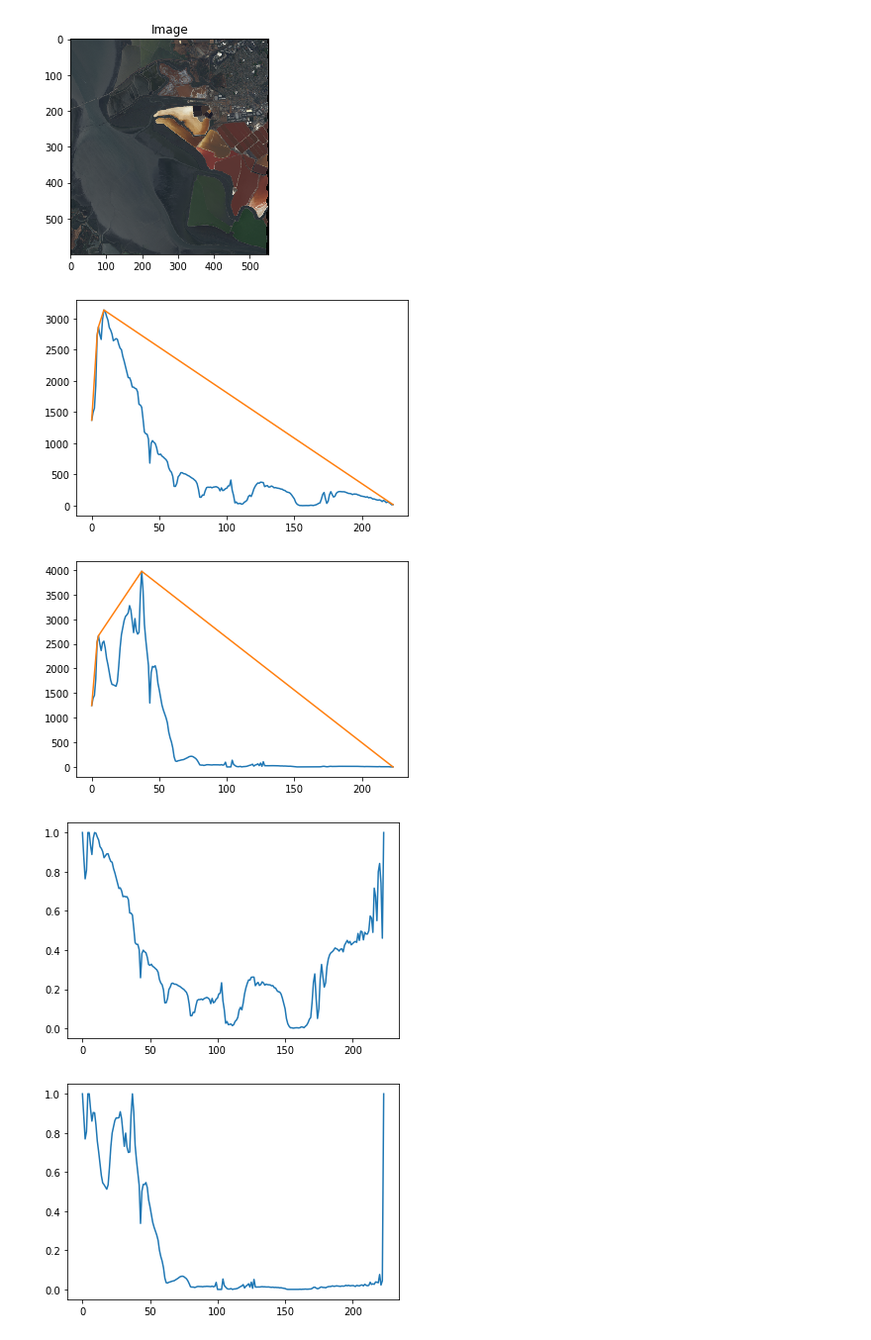
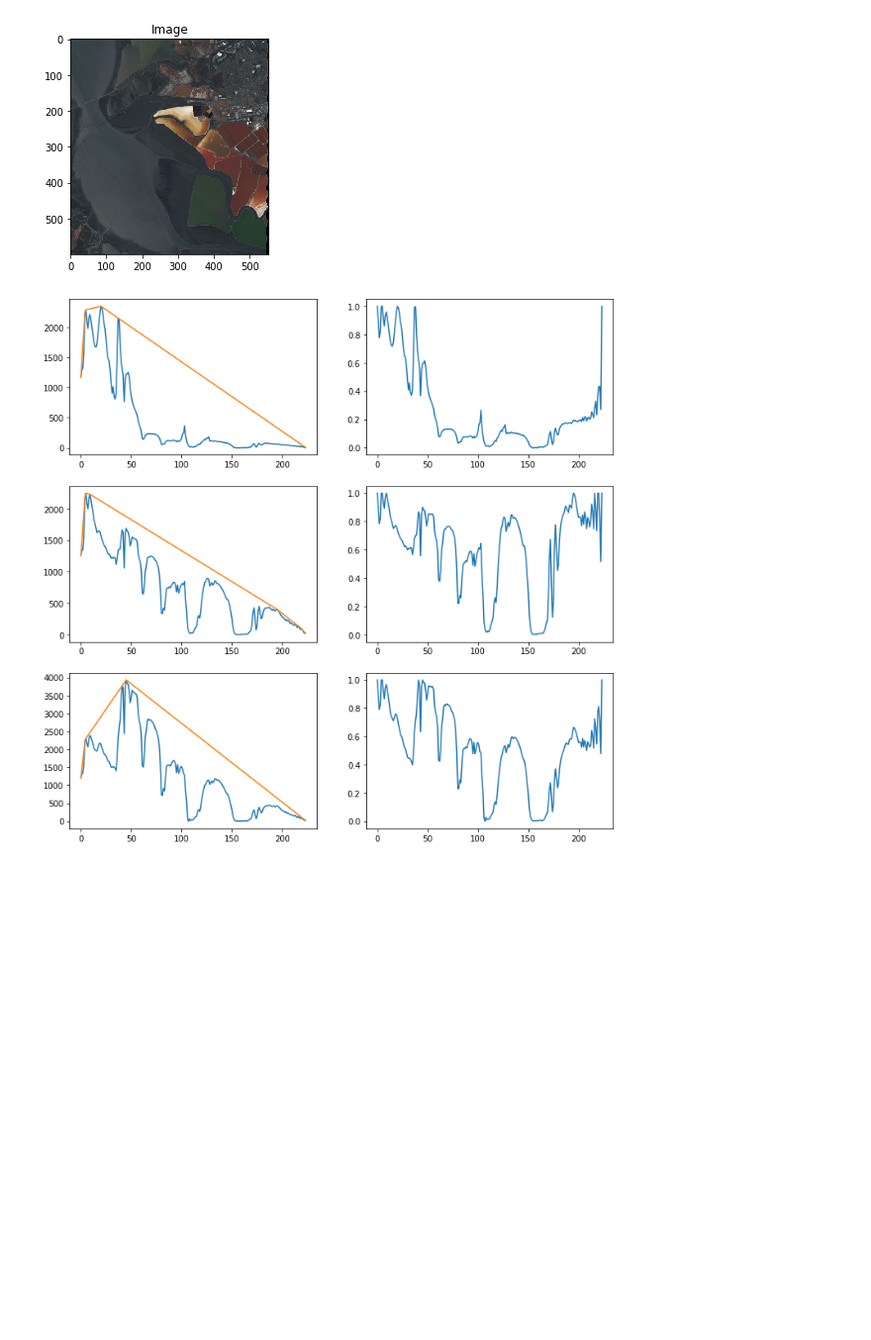
Before and after one commit to kormang/hyperspectralplayground, a Jupyter notebook: hyperspectral.ipynb, the cells around one changed output. Shown at 99% size. Saved outputs shown, nothing was run; the diff lists cells and outputs as text; code cells hidden in the pictures; blank space fills up the shorter version.

Commit message:
Prettier continuum graphs

```diff
--- a/hyperspectral.ipynb
+++ b/hyperspectral.ipynb
@@ -60,34 +60,24 @@ counts_per_clusters = cluster_histogram(centers, class_map)
 # %%
 show_histogram(counts_per_clusters, 'Number of signatures per cluster')
 show_centers(centers, "Final centers")
-# %%
-from continuum import continuum, continuum_removed
-#inarr = np.array([[1.0, 2.0, 2.5, 1.5, 0.9, 1.4], [3.0, 2.9, 2.5, 1.7, 2.0, 2.1]])
-inarr = np.array([data[150, 50].astype(float), data[350, 450].astype(float)])
-outarr = np.empty_like(inarr)
-continuum(inarr, outarr)
-
-pylab.figure()
-pylab.plot(inarr[0])
-pylab.plot(outarr[0])
-pylab.show()
-
-pylab.figure()
-pylab.plot(inarr[1])
-pylab.plot(outarr[1])
-pylab.show()
-
-continuum_removed(inarr, outarr)
-
-pylab.figure()
-pylab.plot(outarr[0])
-pylab.show()
-
-pylab.figure()
-pylab.plot(outarr[1])
-pylab.show()
-# %% [output]
-[figure, removed]
-[figure, removed]
-[figure, removed]
-[figure, removed]
+# %%
+from continuum import continuum, continuum_removed
+inarr = np.array([data[561, 501].astype(float), data[599, 3].astype(float), data[41, 525].astype(float)])
+outarr = np.empty_like(inarr)
+outarr_rem = np.empty_like(inarr)
+continuum(inarr, outarr)
+continuum_removed(inarr, outarr_rem)
+
+fig = pylab.figure()
+fig.set_size_inches(3*4, 2*6)
+
+for i in range(3):
+    pylab.subplot(3, 2, (i*2)+1)
+    pylab.plot(inarr[i])
+    pylab.plot(outarr[i])
+    pylab.subplot(3, 2, (i*2)+2)
+    pylab.plot(outarr_rem[i])
+
+pylab.show()
+# %% [output]
+[figure, added]
```
